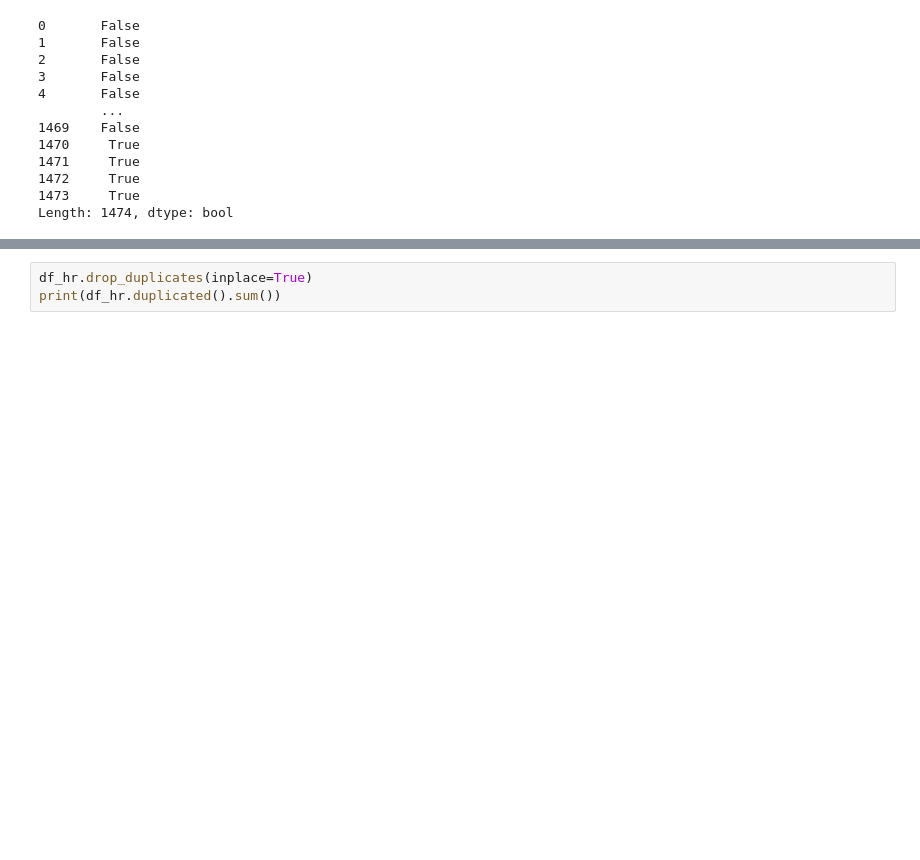
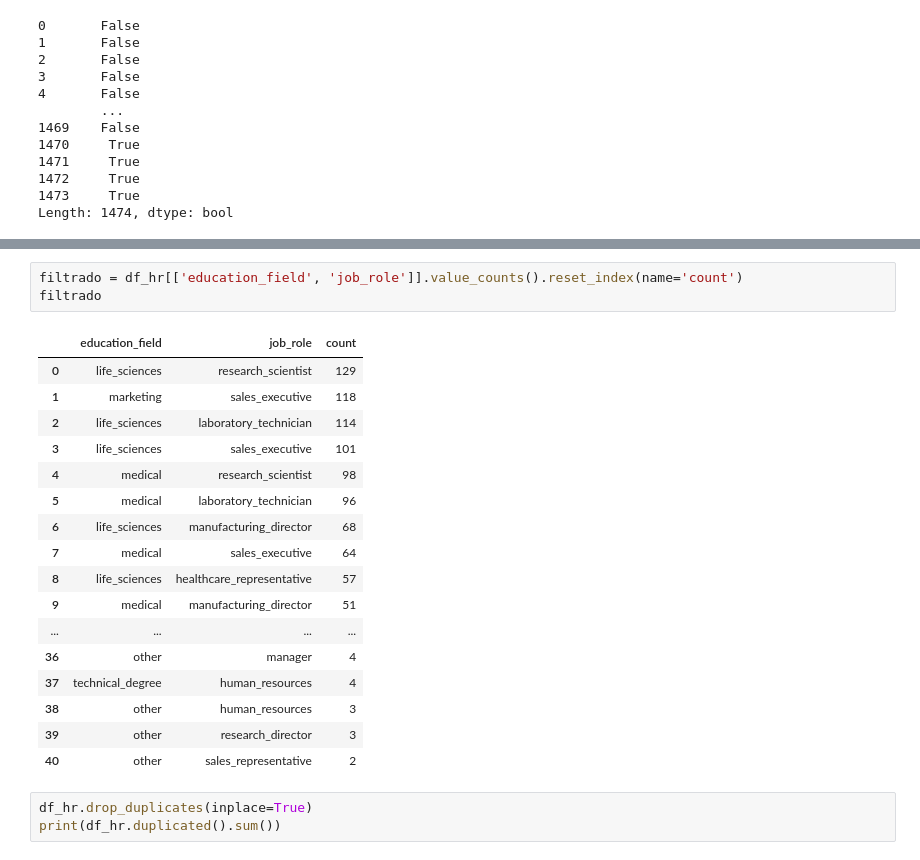
Before and after one commit to Eleonora1989/project-da-promo-63-modulo-3-team-3, a Jupyter notebook: fase_1_inicial_31-03.ipynb, the cells around one changed output, grey strips where cells are left out. Cells and saved outputs as stored; diff of their text form; blank space fills up the shorter version.

```diff
--- a/fase_1_inicial_31-03.ipynb
+++ b/fase_1_inicial_31-03.ipynb
@@ -304,3 +320,24 @@ df_hr[mascara_duplicados_hr].sort_values(by="employee_number")
+# %%
+filtrado = df_hr[['education_field', 'job_role']].value_counts().reset_index(name='count')
+filtrado
+# %% [output]
+|  | education_field | job_role | count |
+| 0 | life_sciences | research_scientist | 129 |
+| 1 | marketing | sales_executive | 118 |
+| 2 | life_sciences | laboratory_technician | 114 |
+| 3 | life_sciences | sales_executive | 101 |
+| 4 | medical | research_scientist | 98 |
+| 5 | medical | laboratory_technician | 96 |
+| 6 | life_sciences | manufacturing_director | 68 |
+| 7 | medical | sales_executive | 64 |
+| 8 | life_sciences | healthcare_representative | 57 |
+| 9 | medical | manufacturing_director | 51 |
+| ... | ... | ... | ... |
+| 36 | other | manager | 4 |
+| 37 | technical_degree | human_resources | 4 |
+| 38 | other | human_resources | 3 |
+| 39 | other | research_director | 3 |
+| 40 | other | sales_representative | 2 |
 # %%
 df_hr.drop_duplicates(inplace=True)
 print(df_hr.duplicated().sum())
```
Also changed, not shown: parts of 24 cells of this notebook, 4 other files.
